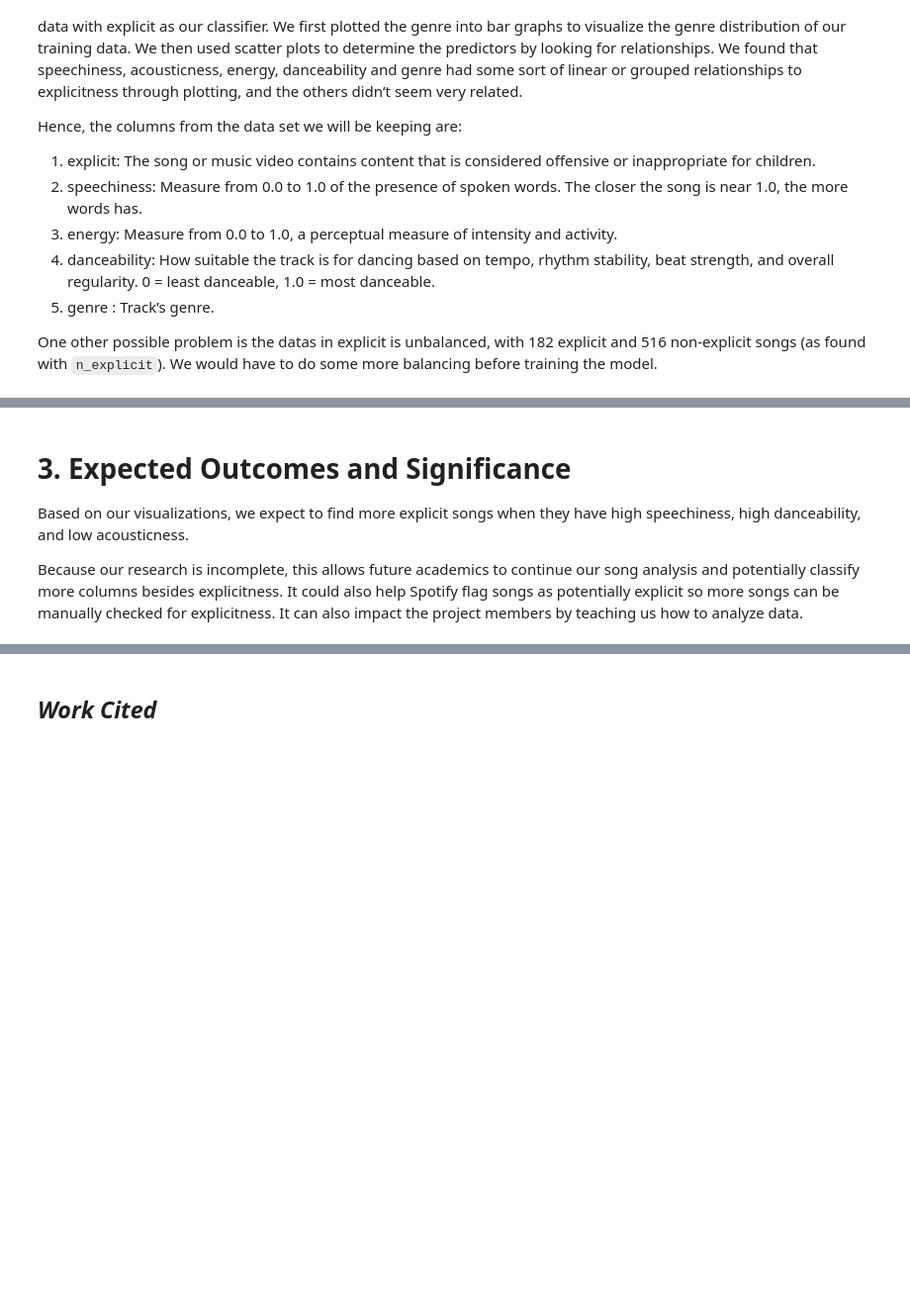
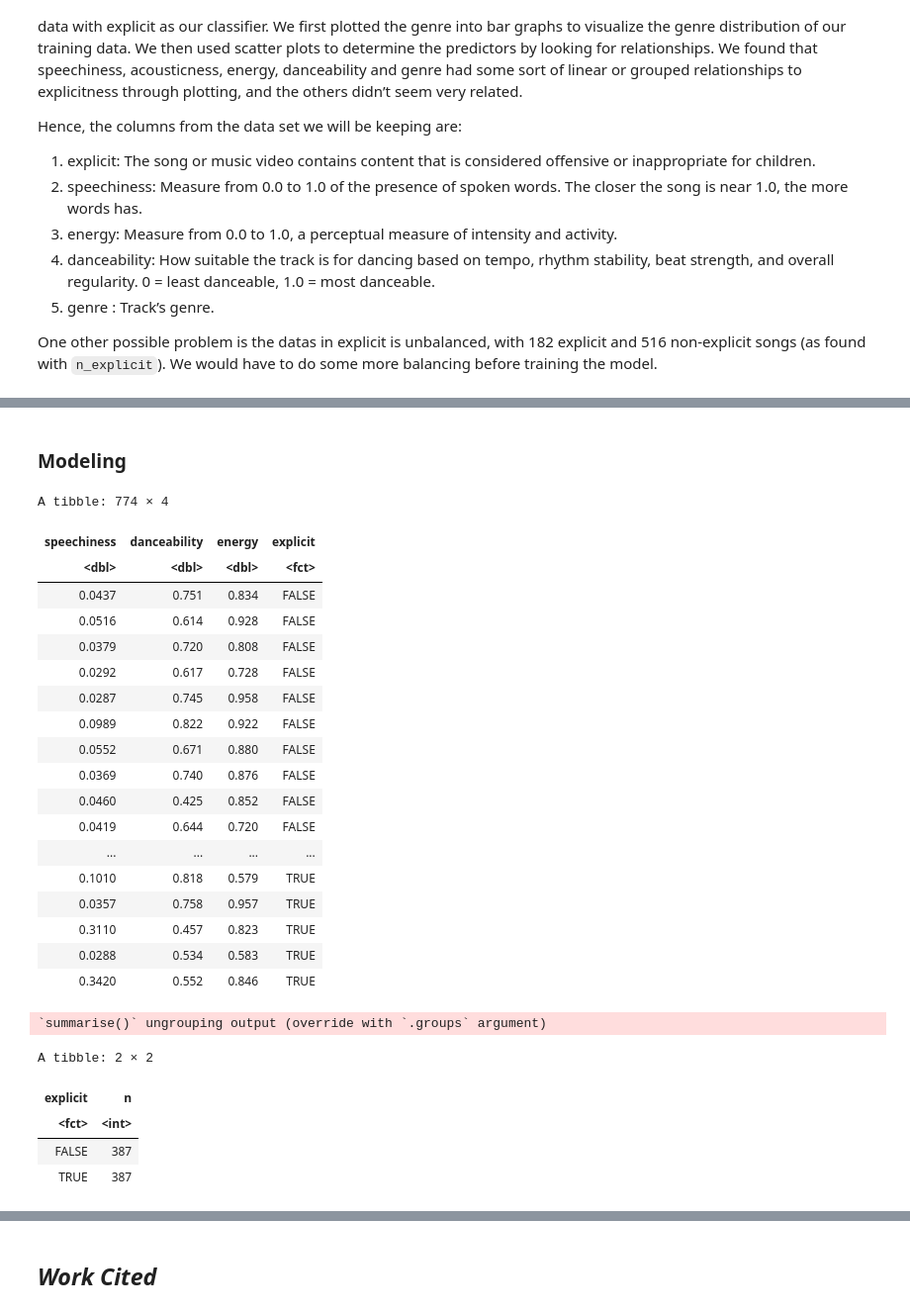
Before and after one commit to SugarLucas/dsci_100_project, a Jupyter notebook: Top_hits.ipynb, the cells around one changed output, grey strips where cells are left out. Shown at 99% size. Cells and saved outputs as stored; diff of their text form; code cells hidden in the pictures; blank space fills up the shorter version.

```diff
--- a/Top_hits.ipynb
+++ b/Top_hits.ipynb
@@ -226,6 +232,52 @@ plot4
-# %% [markdown]
-# 3. Expected Outcomes and Significance
-
-Based on our visualizations, we expect to find more explicit songs when they have high speechiness, high danceability, and low acousticness.
-
-Because our research is incomplete, this allows future academics to continue our song analysis and potentially classify more columns besides explicitness. It could also help Spotify flag songs as potentially explicit so more songs can be manually checked for explicitness. It can also impact the project members by teaching us how to analyze data.
+# %% [markdown]
+### Modeling
+# %%
+# Perform the data analysis -----------------------------------------------------------------------------------
+
+# select only the columns that contains the response variable + predictors we will use
+songs <- song %>%
+    select(explicit, speechiness, danceability, energy) %>%
+    mutate(explicit = as_factor(explicit))
+
+# split data to Training + Testing data
+songs_split <- initial_split(songs, prop = 0.75, strata = explicit)
+songs_train <- training(songs_split)
+tracks_test <- testing(songs_split)
+# %%
+# balancing the data(since there are way too many unexplicit songs)
+
+s_recipe <- recipe(explicit ~ speechiness + danceability + energy, data = songs_train) %>%
+    step_upsample(explicit, over_ratio = 1, skip = FALSE) %>%
+    prep()
+upsampled_songs <- bake(s_recipe, songs_train)
+songs_train <- upsampled_songs
+songs_train
+upsampled_songs %>%
+  group_by(explicit) %>%
+  summarize(n = n())
+# %% [output]
+A tibble: 774 × 4
+| speechiness | danceability | energy | explicit |
+| <dbl> | <dbl> | <dbl> | <fct> |
+| 0.0437 | 0.751 | 0.834 | FALSE |
+| 0.0516 | 0.614 | 0.928 | FALSE |
+| 0.0379 | 0.720 | 0.808 | FALSE |
+| 0.0292 | 0.617 | 0.728 | FALSE |
+| 0.0287 | 0.745 | 0.958 | FALSE |
+| 0.0989 | 0.822 | 0.922 | FALSE |
+| 0.0552 | 0.671 | 0.880 | FALSE |
+| 0.0369 | 0.740 | 0.876 | FALSE |
+| 0.0460 | 0.425 | 0.852 | FALSE |
+| 0.0419 | 0.644 | 0.720 | FALSE |
+| ... | ... | ... | ... |
+| 0.1010 | 0.818 | 0.579 | TRUE |
+| 0.0357 | 0.758 | 0.957 | TRUE |
+| 0.3110 | 0.457 | 0.823 | TRUE |
+| 0.0288 | 0.534 | 0.583 | TRUE |
+| 0.3420 | 0.552 | 0.846 | TRUE |
+`summarise()` ungrouping output (override with `.groups` argument)
+A tibble: 2 × 2
+| explicit | n |
+| <fct> | <int> |
+| FALSE | 387 |
+| TRUE | 387 |
```
Also changed, not shown: parts of 19 cells of this notebook.
